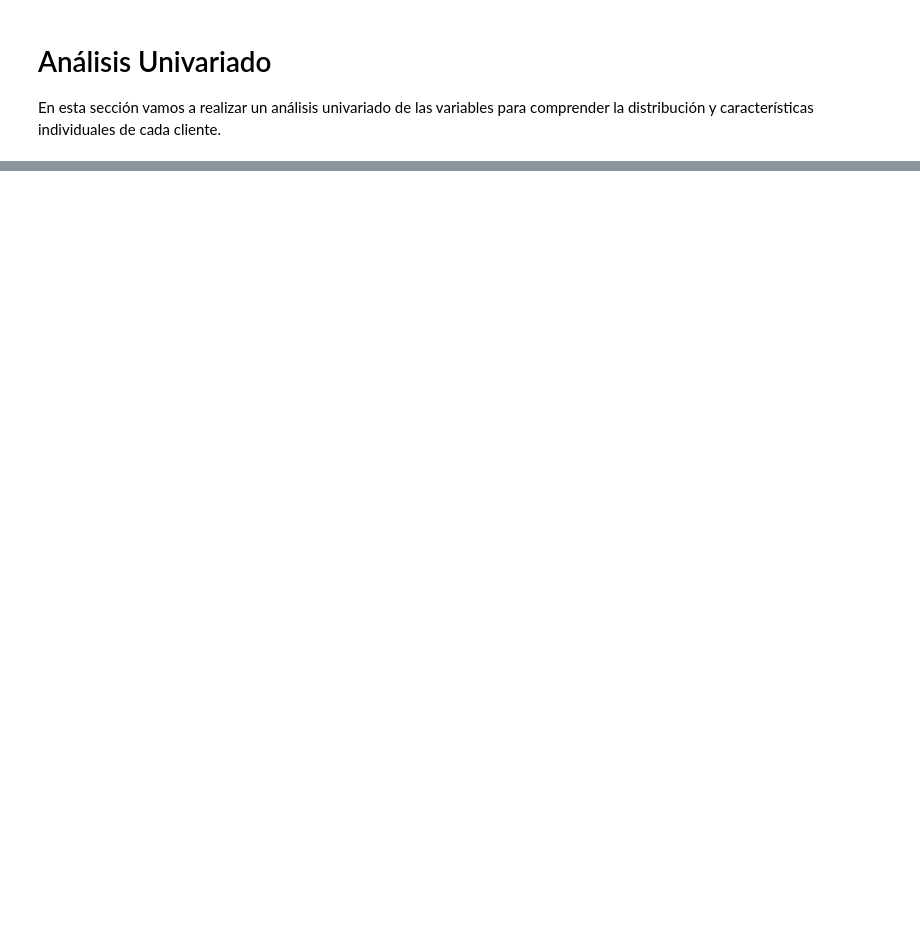
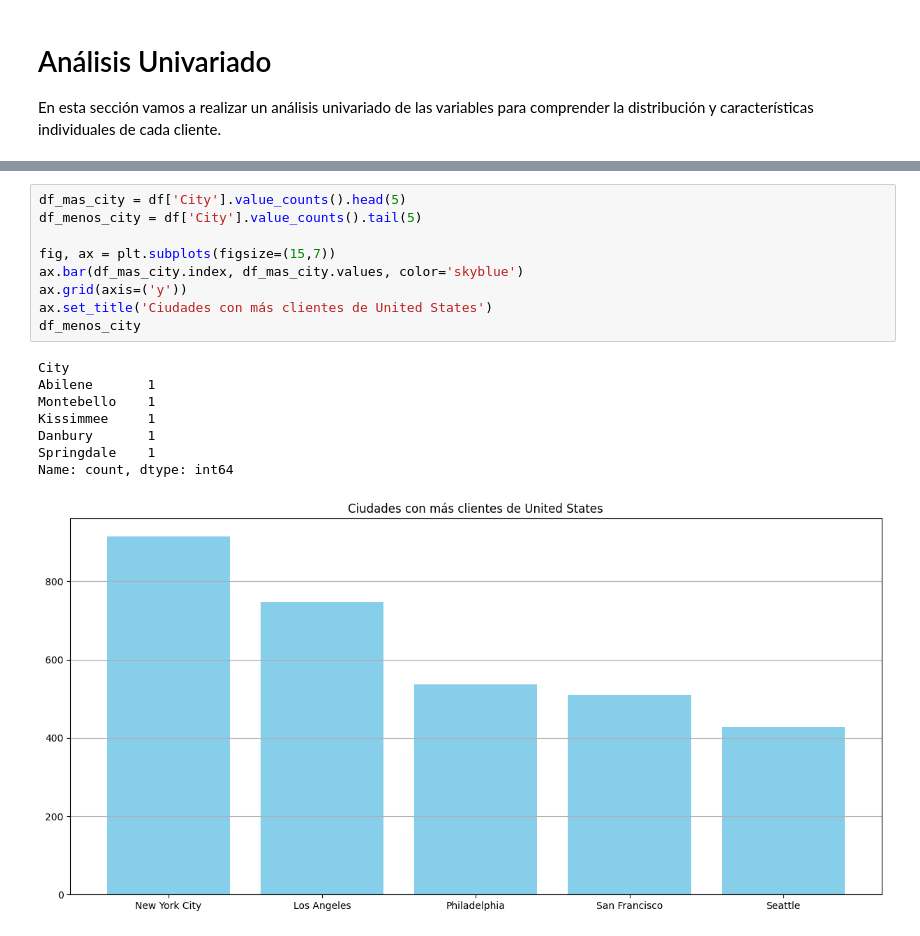
Before and after one commit to Lisandrot1/retail-sales-data-pipeline, a Jupyter notebook: eda/univariado.ipynb, the cells around one changed output, grey strips where cells are left out. Drawn from its saved outputs; the diff is of its cells as text; blank space fills up the shorter version.

```diff
--- a/eda/univariado.ipynb
+++ b/eda/univariado.ipynb
@@ -26,0 +66,18 @@ df
+# %%
+df_mas_city = df['City'].value_counts().head(5)
+df_menos_city = df['City'].value_counts().tail(5)
+
+fig, ax = plt.subplots(figsize=(15,7))
+ax.bar(df_mas_city.index, df_mas_city.values, color='skyblue')
+ax.grid(axis=('y'))
+ax.set_title('Ciudades con más clientes de United States')
+df_menos_city
+# %% [output]
+City
+Abilene       1
+Montebello    1
+Kissimmee     1
+Danbury       1
+Springdale    1
+Name: count, dtype: int64
+[figure, added]
```
Also changed, not shown: parts of 14 cells of this notebook, 1 other file.
